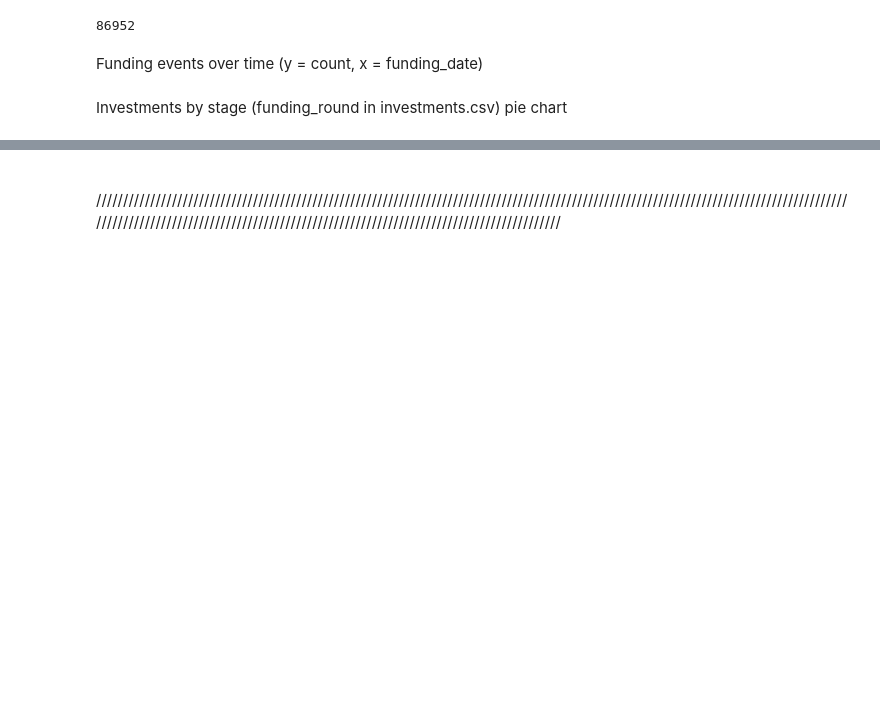
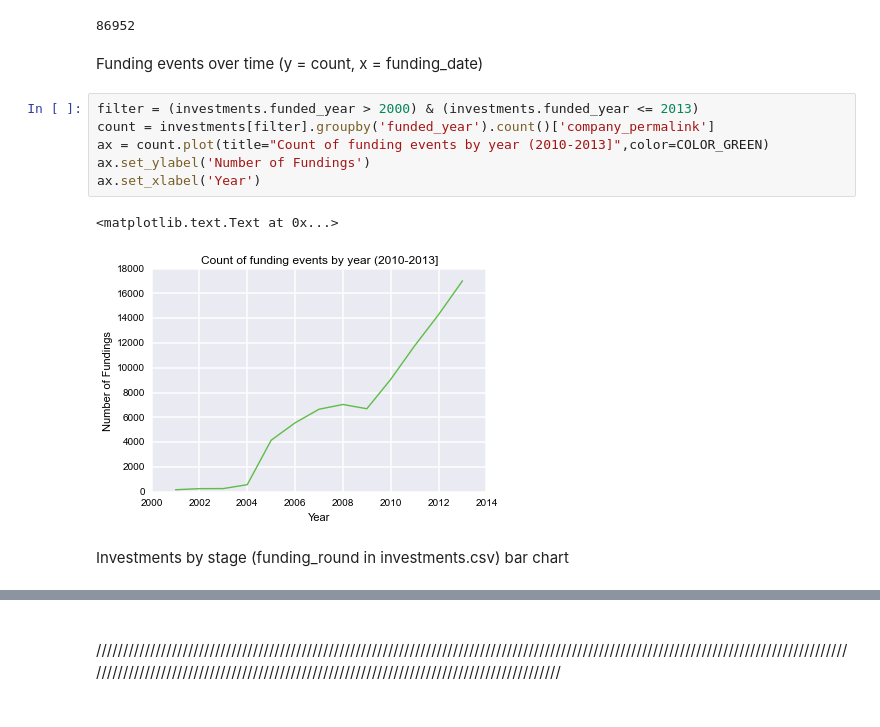
Before and after one commit to prabhamatta/Crunch-It, a Jupyter notebook: CrunchIt.ipynb, the cells around one changed output, grey strips where cells are left out. Cells and saved outputs as stored; diff of their text form; blank space fills up the shorter version.

```diff
--- a/CrunchIt.ipynb
+++ b/CrunchIt.ipynb
@@ -235,5 +258,14 @@ len(investments)
 86952
 # %% [markdown]
 Funding events over time (y = count, x = funding_date)
+# %%
+filter = (investments.funded_year > 2000) & (investments.funded_year <= 2013)
+count = investments[filter].groupby('funded_year').count()['company_permalink']
+ax = count.plot(title="Count of funding events by year (2010-2013]",color=COLOR_GREEN)
+ax.set_ylabel('Number of Fundings')
+ax.set_xlabel('Year')
+# %% [output]
+<matplotlib.text.Text at 0x...>
+[figure, added]
 # %% [markdown]
-Investments by stage (funding_round in investments.csv) pie chart
+Investments by stage (funding_round in investments.csv) bar chart
```
Also changed, not shown: parts of 8 cells of this notebook, 1 other file.
